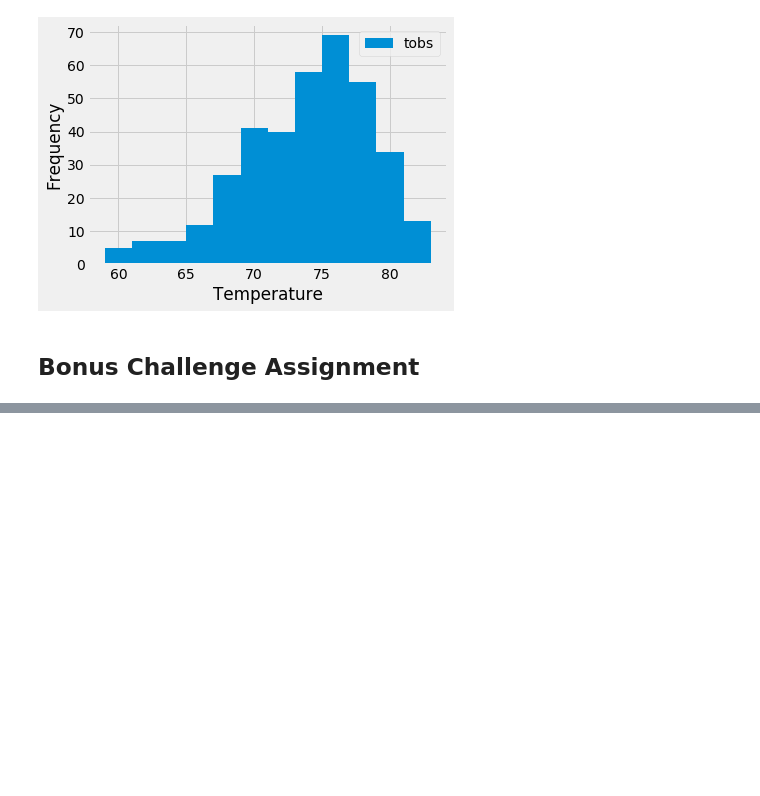
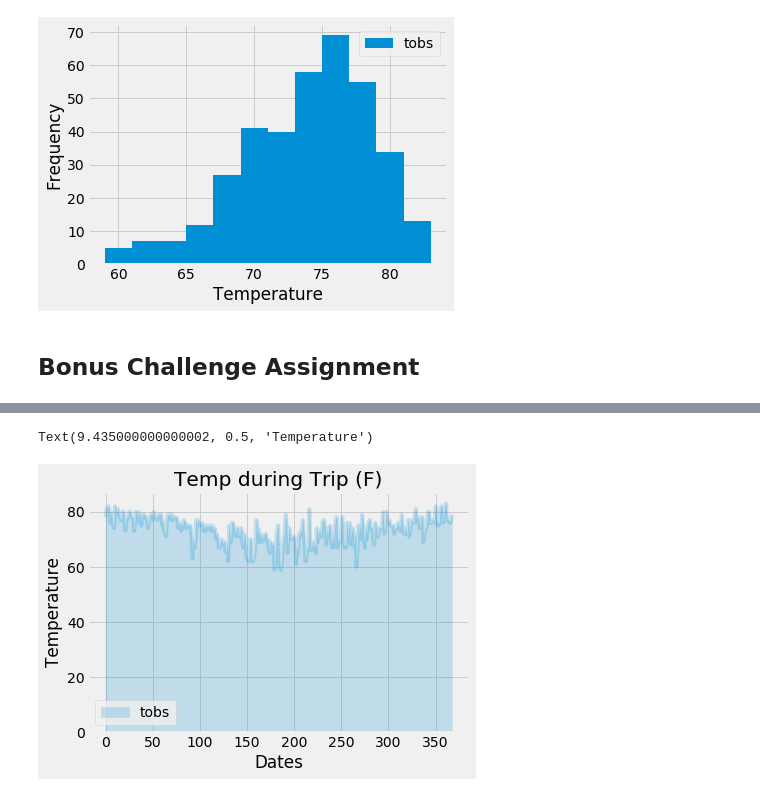
Before and after one commit to yohokr7/sqlalchemy-challenge, a Jupyter notebook: climate_starter.ipynb, the cells around one changed output, grey strips where cells are left out. Saved outputs shown, nothing was run; the diff lists cells and outputs as text; code cells hidden in the pictures; blank space fills up the shorter version.

```diff
--- a/climate_starter.ipynb
+++ b/climate_starter.ipynb
@@ -179,2 +257,10 @@ daily_normals("01-01")
 # %%
 # Plot the daily normals as an area plot with `stacked=False`
+df.plot(kind='area', stacked=False, x_compat=True, alpha=.2)
+plt.tight_layout()
+plt.title("Temp during Trip (F)")
+plt.xlabel("Dates")
+plt.ylabel("Temperature")
+# %% [output]
+Text(9.435000000000002, 0.5, 'Temperature')
+[figure, added]
```
Also changed, not shown: parts of 7 cells of this notebook.
